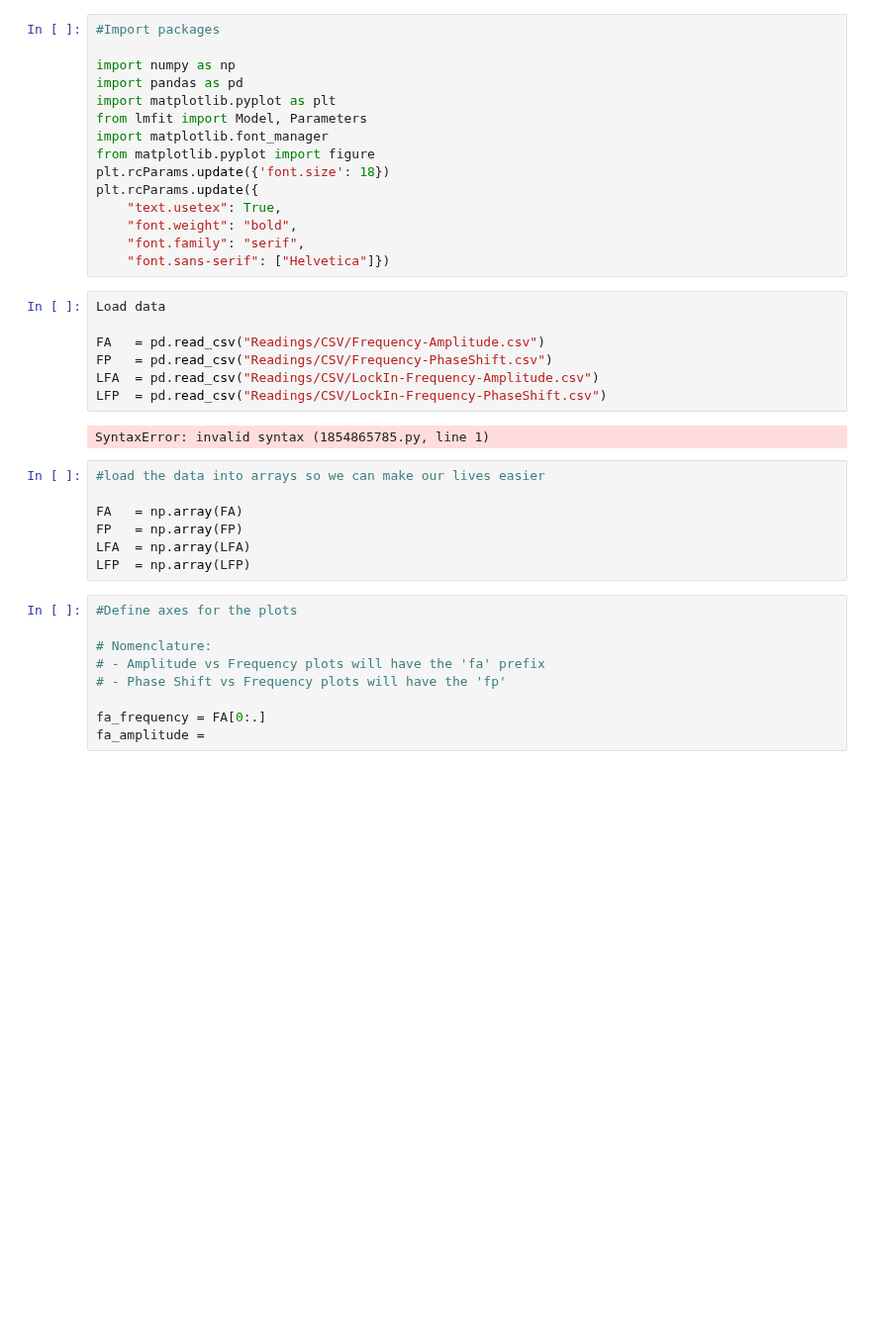
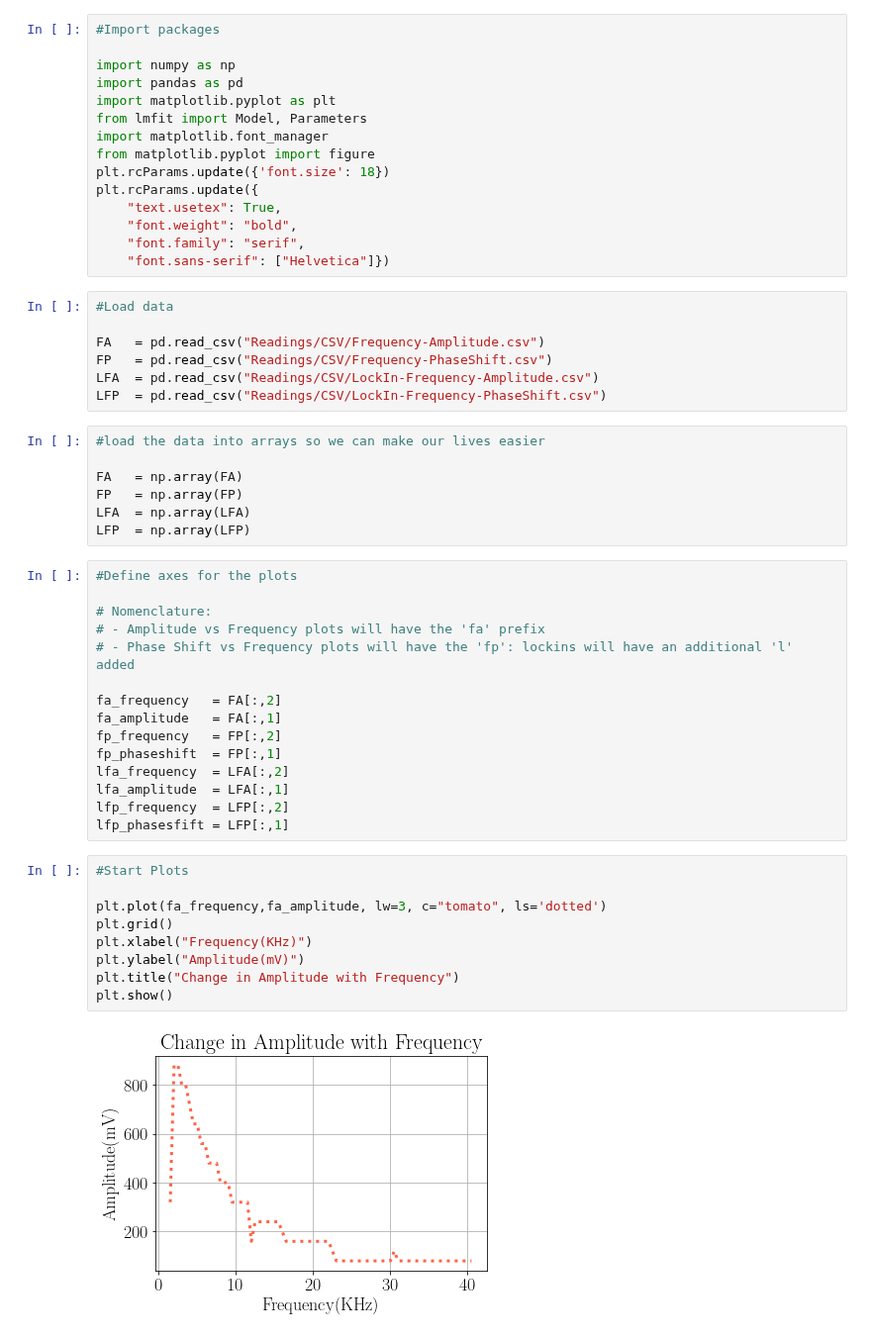
Before and after one commit to aaronkebede/PHY220, a Jupyter notebook: project-one/v2/plots.ipynb, the cells around one changed output. Shown at 99% size. Saved outputs shown, nothing was run; the diff lists cells and outputs as text; blank space fills up the shorter version.

```diff
--- a/project-one/v2/plots.ipynb
+++ b/project-one/v2/plots.ipynb
@@ -14,14 +14,12 @@ plt.rcParams.update({
     "font.family": "serif",
     "font.sans-serif": ["Helvetica"]})
 # %%
-Load data
+#Load data
 
 FA   = pd.read_csv("Readings/CSV/Frequency-Amplitude.csv")
 FP   = pd.read_csv("Readings/CSV/Frequency-PhaseShift.csv")
 LFA  = pd.read_csv("Readings/CSV/LockIn-Frequency-Amplitude.csv")
 LFP  = pd.read_csv("Readings/CSV/LockIn-Frequency-PhaseShift.csv")
-# %% [output]
-SyntaxError: invalid syntax (1854865785.py, line 1)
 # %%
 #load the data into arrays so we can make our lives easier
 
@@ -34,7 +32,24 @@ LFP  = np.array(LFP)
 
 # Nomenclature:
 # - Amplitude vs Frequency plots will have the 'fa' prefix
-# - Phase Shift vs Frequency plots will have the 'fp'
+# - Phase Shift vs Frequency plots will have the 'fp': lockins will have an additional 'l' added
 
-fa_frequency = FA[0:.]
-fa_amplitude =
+fa_frequency   = FA[:,2]
+fa_amplitude   = FA[:,1]
+fp_frequency   = FP[:,2]
+fp_phaseshift  = FP[:,1]
+lfa_frequency  = LFA[:,2]
+lfa_amplitude  = LFA[:,1]
+lfp_frequency  = LFP[:,2]
+lfp_phasesfift = LFP[:,1]
+# %%
+#Start Plots
+
+plt.plot(fa_frequency,fa_amplitude, lw=3, c="tomato", ls='dotted')
+plt.grid()
+plt.xlabel("Frequency(KHz)")
+plt.ylabel("Amplitude(mV)")
+plt.title("Change in Amplitude with Frequency")
+plt.show()
+# %% [output]
+[figure, added]
```
Also changed, not shown: parts of 1 cell of this notebook.
